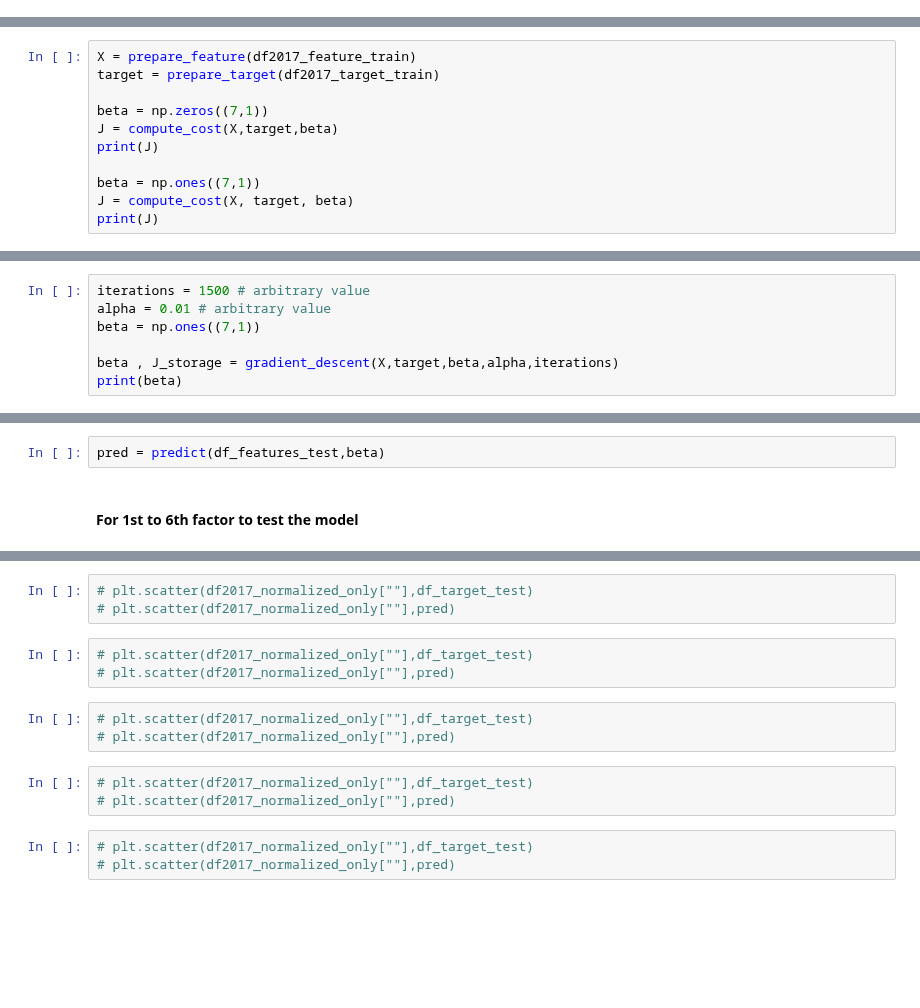
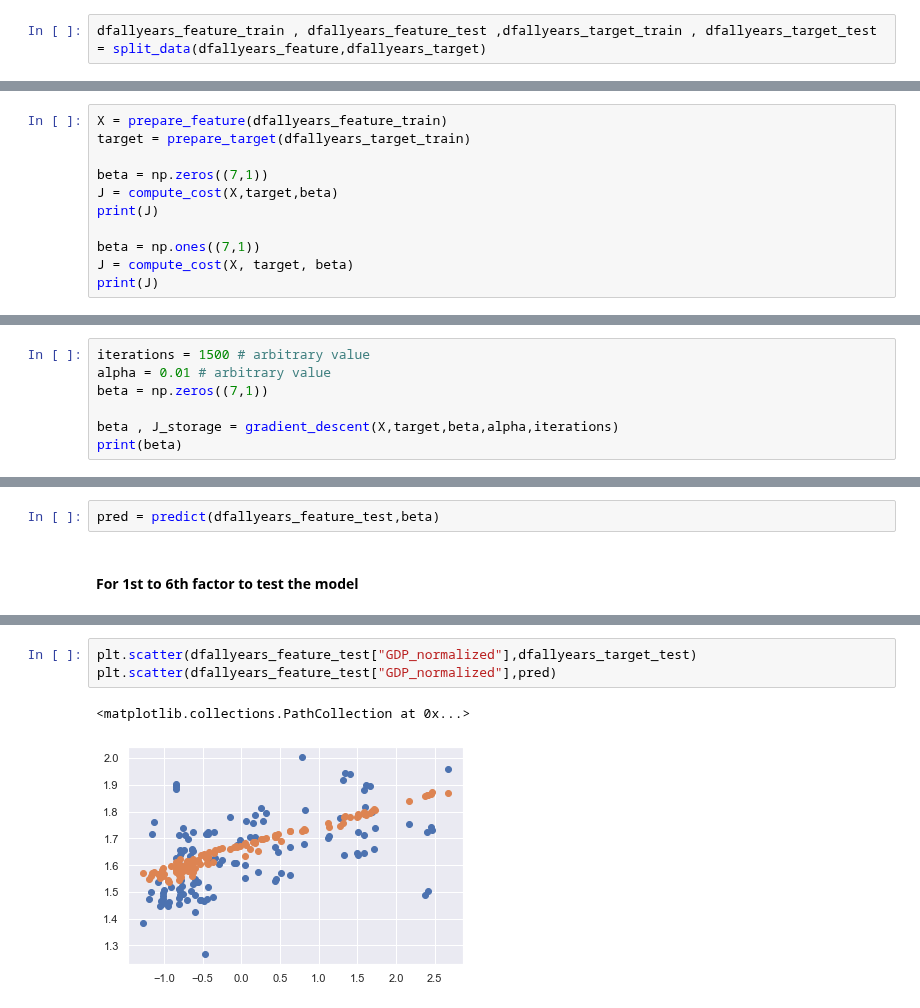
Before and after one commit to tanjoash/2D_data_driven_world, a Jupyter notebook: 2dwork/2D DDW.ipynb, the cells around one changed output, grey strips where cells are left out. Drawn from its saved outputs; the diff is of its cells as text; blank space fills up the shorter version.

```diff
--- a/2dwork/2D DDW.ipynb
+++ b/2dwork/2D DDW.ipynb
@@ -821,8 +765,10 @@ df2017_feature_train , df2017_feature_test ,df2017_target_train , df2017_target_
+# %%
+dfallyears_feature_train , dfallyears_feature_test ,dfallyears_target_train , dfallyears_target_test = split_data(dfallyears_feature,dfallyears_target)
 # %% [markdown]
 ### Cost Function
 # %%
-X = prepare_feature(df2017_feature_train)
-target = prepare_target(df2017_target_train)
+X = prepare_feature(dfallyears_feature_train)
+target = prepare_target(dfallyears_target_train)
 
 beta = np.zeros((7,1))
 J = compute_cost(X,target,beta)
@@ -838,7 +787,7 @@ print(J)
 # %%
 iterations = 1500 # arbitrary value
 alpha = 0.01 # arbitrary value
-beta = np.ones((7,1))
+beta = np.zeros((7,1))
 
 beta , J_storage = gradient_descent(X,target,beta,alpha,iterations)
 print(beta)
@@ -847,6 +807,6 @@ plt.plot(J_storage)
 # %% [markdown]
 ### Running Predictions
 # %%
-pred = predict(df_features_test,beta)
+pred = predict(dfallyears_feature_test,beta)
 # %% [markdown]
 #### For 1st to 6th factor to test the model
@@ -856,15 +813,6 @@ pred = predict(df_features_test,beta)
-# %%
-# plt.scatter(df2017_normalized_only[""],df_target_test)
-# plt.scatter(df2017_normalized_only[""],pred)
-# %%
-# plt.scatter(df2017_normalized_only[""],df_target_test)
-# plt.scatter(df2017_normalized_only[""],pred)
-# %%
-# plt.scatter(df2017_normalized_only[""],df_target_test)
-# plt.scatter(df2017_normalized_only[""],pred)
-# %%
-# plt.scatter(df2017_normalized_only[""],df_target_test)
-# plt.scatter(df2017_normalized_only[""],pred)
-# %%
-# plt.scatter(df2017_normalized_only[""],df_target_test)
-# plt.scatter(df2017_normalized_only[""],pred)
+# %%
+plt.scatter(dfallyears_feature_test["GDP_normalized"],dfallyears_target_test)
+plt.scatter(dfallyears_feature_test["GDP_normalized"],pred)
+# %% [output]
+<matplotlib.collections.PathCollection at 0x...>
+[figure, added]
```
Also changed, not shown: parts of 19 cells of this notebook.
